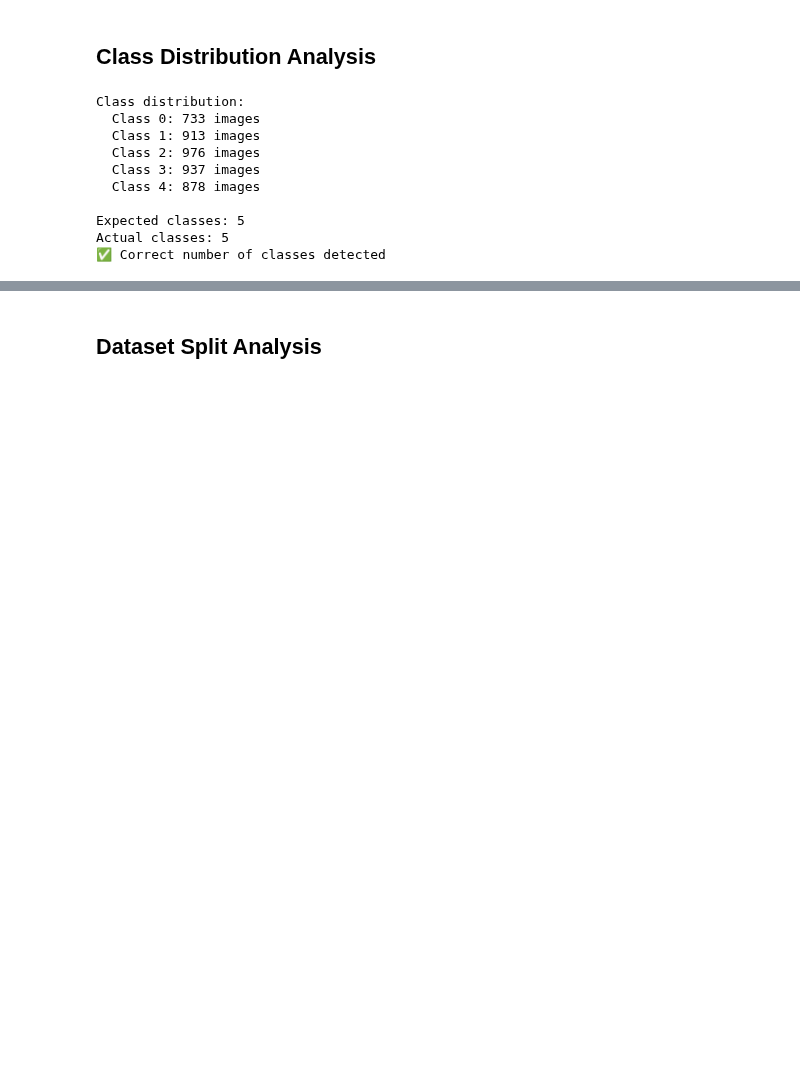
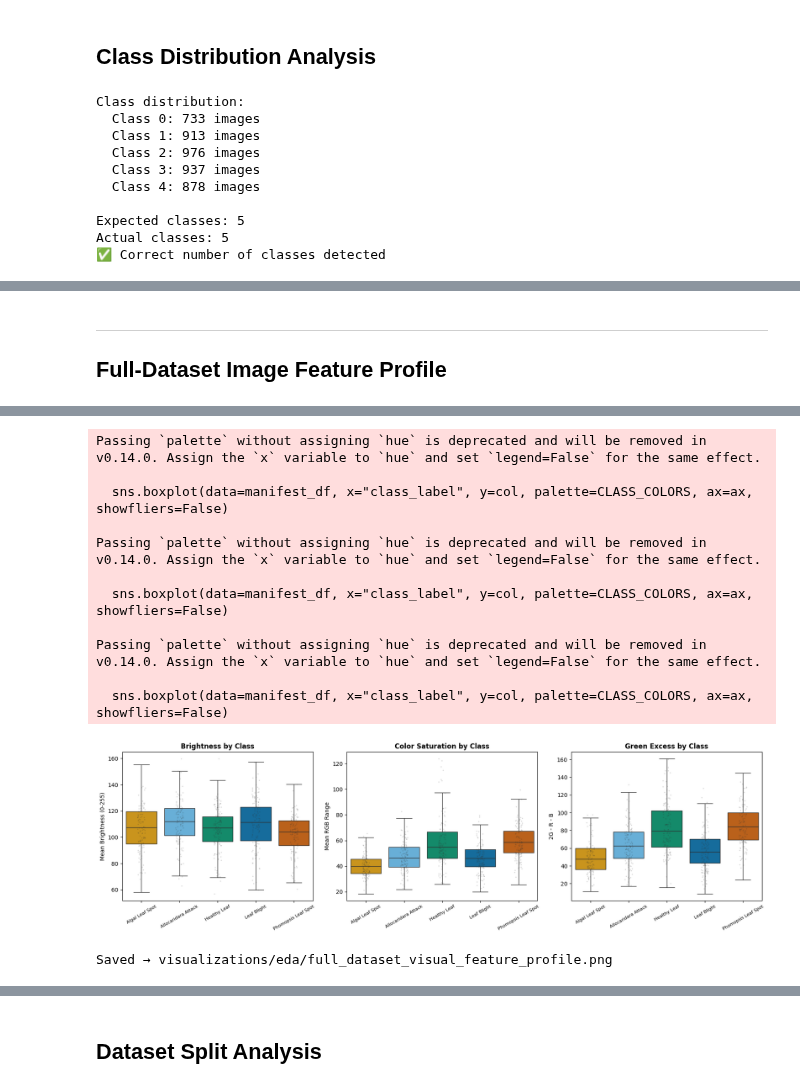
Before and after one commit to HieuDoan188/durian_leaf, a Jupyter notebook: notebooks/01-dataset-audit-and-eda.ipynb, the cells around one changed output, grey strips where cells are left out. Drawn from its saved outputs; the diff is of its cells as text; code cells hidden in the pictures; blank space fills up the shorter version.

```diff
--- a/notebooks/01-dataset-audit-and-eda.ipynb
+++ b/notebooks/01-dataset-audit-and-eda.ipynb
@@ -217,0 +417,45 @@ Most: Healthy Leaf (976), Least: Algal Leaf Spot (733)
+# %% [markdown]
+---
+## Full-Dataset Image Feature Profile
+# %%
+# Summarize visual/statistical features over the full dataset
+class_feature_profile = (
+    manifest_df.groupby("class_label")
+    .agg(
+        n=("path", "size"),
+        file_size_mean=("file_size_kb", "mean"),
+        file_size_std=("file_size_kb", "std"),
+        brightness_mean=("brightness", "mean"),
+        brightness_std=("brightness", "std"),
+        contrast_mean=("contrast", "mean"),
+        saturation_mean=("saturation", "mean"),
+        mean_r=("mean_r", "mean"),
+        mean_g=("mean_g", "mean"),
+        mean_b=("mean_b", "mean"),
+        green_excess=("green_excess", "mean"),
+    )
+    .round(2)
+)
+
+display(class_feature_profile)
+
+fig, axes = plt.subplots(1, 3, figsize=(17, 5))
+plot_specs = [
+    ("brightness", "Mean Brightness (0-255)", "Brightness by Class"),
+    ("saturation", "Mean RGB Range", "Color Saturation by Class"),
+    ("green_excess", "2G - R - B", "Green Excess by Class"),
+]
+for ax, (col, ylabel, title) in zip(axes, plot_specs):
+    sns.boxplot(data=manifest_df, x="class_label", y=col, palette=CLASS_COLORS, ax=ax, showfliers=False)
+    sns.stripplot(data=manifest_df.sample(min(600, len(manifest_df)), random_state=42),
+                  x="class_label", y=col, color="#333333", alpha=0.20, size=2, ax=ax)
+    ax.set_title(title, fontsize=12, fontweight="bold")
+    ax.set_xlabel("")
+    ax.set_ylabel(ylabel)
+    ax.tick_params(axis="x", rotation=30, labelsize=8)
+
+plt.tight_layout()
+plt.savefig(os.path.join(EDA_VIZ_DIR, "full_dataset_visual_feature_profile.png"), dpi=150, bbox_inches="tight")
+plt.show()
+print("Saved → visualizations/eda/full_dataset_visual_feature_profile.png")
+# %% [output]
@@ -217,0 +469,13 @@ Most: Healthy Leaf (976), Least: Algal Leaf Spot (733)
+Passing `palette` without assigning `hue` is deprecated and will be removed in v0.14.0. Assign the `x` variable to `hue` and set `legend=False` for the same effect.
+
+  sns.boxplot(data=manifest_df, x="class_label", y=col, palette=CLASS_COLORS, ax=ax, showfliers=False)
+
+Passing `palette` without assigning `hue` is deprecated and will be removed in v0.14.0. Assign the `x` variable to `hue` and set `legend=False` for the same effect.
+
+  sns.boxplot(data=manifest_df, x="class_label", y=col, palette=CLASS_COLORS, ax=ax, showfliers=False)
+
+Passing `palette` without assigning `hue` is deprecated and will be removed in v0.14.0. Assign the `x` variable to `hue` and set `legend=False` for the same effect.
+
+  sns.boxplot(data=manifest_df, x="class_label", y=col, palette=CLASS_COLORS, ax=ax, showfliers=False)
+[figure, added]
+Saved → visualizations/eda/full_dataset_visual_feature_profile.png
```
Also changed, not shown: parts of 29 cells of this notebook, 3 other files.
